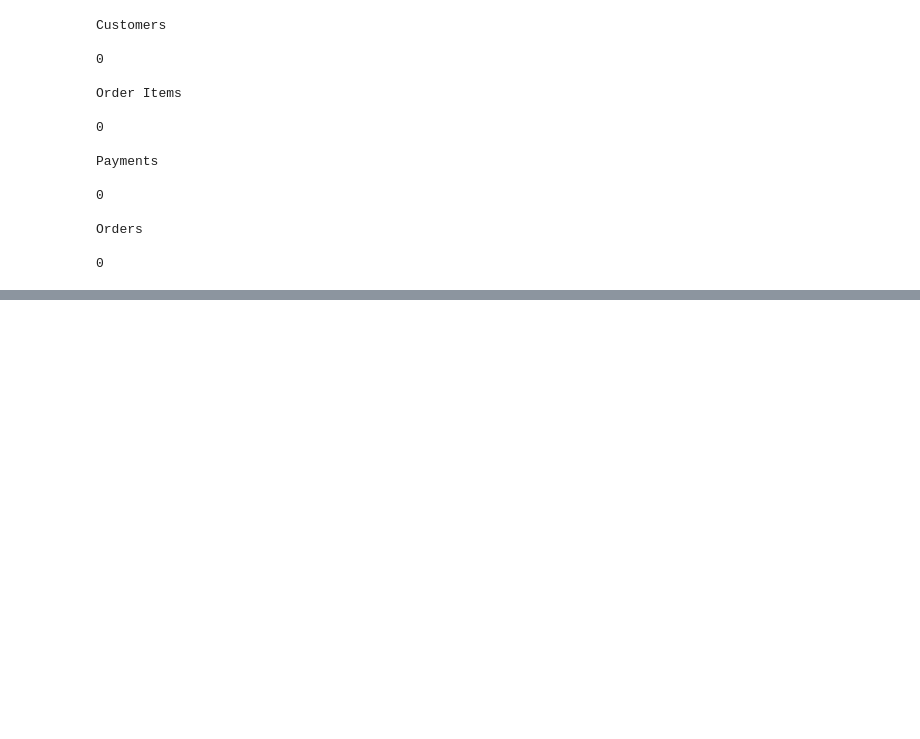
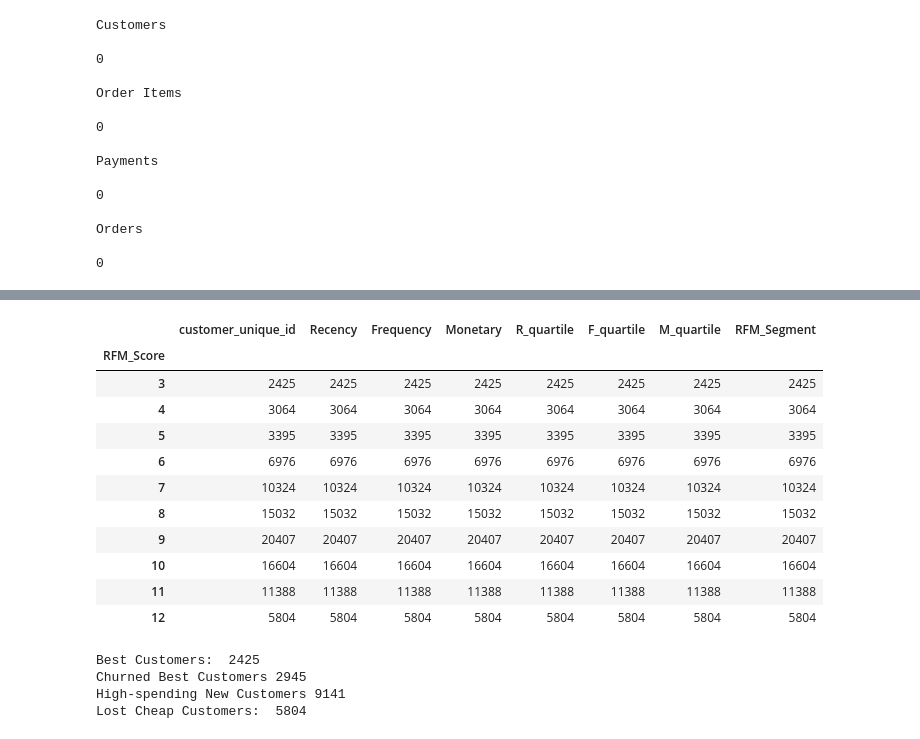
Before and after one commit to onangeko/redstring, a Jupyter notebook: client_analysis_rfm_clustering.ipynb, the cells around one changed output, grey strips where cells are left out. Cells and saved outputs as stored; diff of their text form; code cells hidden in the pictures; blank space fills up the shorter version.

```diff
--- a/client_analysis_rfm_clustering.ipynb
+++ b/client_analysis_rfm_clustering.ipynb
@@ -95,0 +285,26 @@ df.describe()
+# %%
+segmented_rfm.groupby('RFM_Score').count()
+# %% [output]
+|  | customer_unique_id | Recency | Frequency | Monetary | R_quartile | F_quartile | M_quartile | RFM_Segment |
+| RFM_Score |  |  |  |  |  |  |  |  |
+| 3 | 2425 | 2425 | 2425 | 2425 | 2425 | 2425 | 2425 | 2425 |
+| 4 | 3064 | 3064 | 3064 | 3064 | 3064 | 3064 | 3064 | 3064 |
+| 5 | 3395 | 3395 | 3395 | 3395 | 3395 | 3395 | 3395 | 3395 |
+| 6 | 6976 | 6976 | 6976 | 6976 | 6976 | 6976 | 6976 | 6976 |
+| 7 | 10324 | 10324 | 10324 | 10324 | 10324 | 10324 | 10324 | 10324 |
+| 8 | 15032 | 15032 | 15032 | 15032 | 15032 | 15032 | 15032 | 15032 |
+| 9 | 20407 | 20407 | 20407 | 20407 | 20407 | 20407 | 20407 | 20407 |
+| 10 | 16604 | 16604 | 16604 | 16604 | 16604 | 16604 | 16604 | 16604 |
+| 11 | 11388 | 11388 | 11388 | 11388 | 11388 | 11388 | 11388 | 11388 |
+| 12 | 5804 | 5804 | 5804 | 5804 | 5804 | 5804 | 5804 | 5804 |
+# %%
+print("Best Customers: ",len(segmented_rfm[segmented_rfm['RFM_Segment']=='111']))
+print("Churned Best Customers",len(segmented_rfm[segmented_rfm['RFM_Segment']=='411']) + len(segmented_rfm[segmented_rfm['RFM_Segment']=='421']) + len(segmented_rfm[segmented_rfm['RFM_Segment']=='412'])
+      + len(segmented_rfm[segmented_rfm['RFM_Segment']=='422']))
+print("High-spending New Customers",len(segmented_rfm[segmented_rfm['RFM_Segment']=='141'] )+ len(segmented_rfm[segmented_rfm['RFM_Segment']=='142']))
+print('Lost Cheap Customers: ',len(segmented_rfm[segmented_rfm['RFM_Segment']=='444']))
+# %% [output]
+Best Customers:  2425
+Churned Best Customers 2945
+High-spending New Customers 9141
+Lost Cheap Customers:  5804
```
Also changed, not shown: parts of 17 cells of this notebook, 2 other files.
